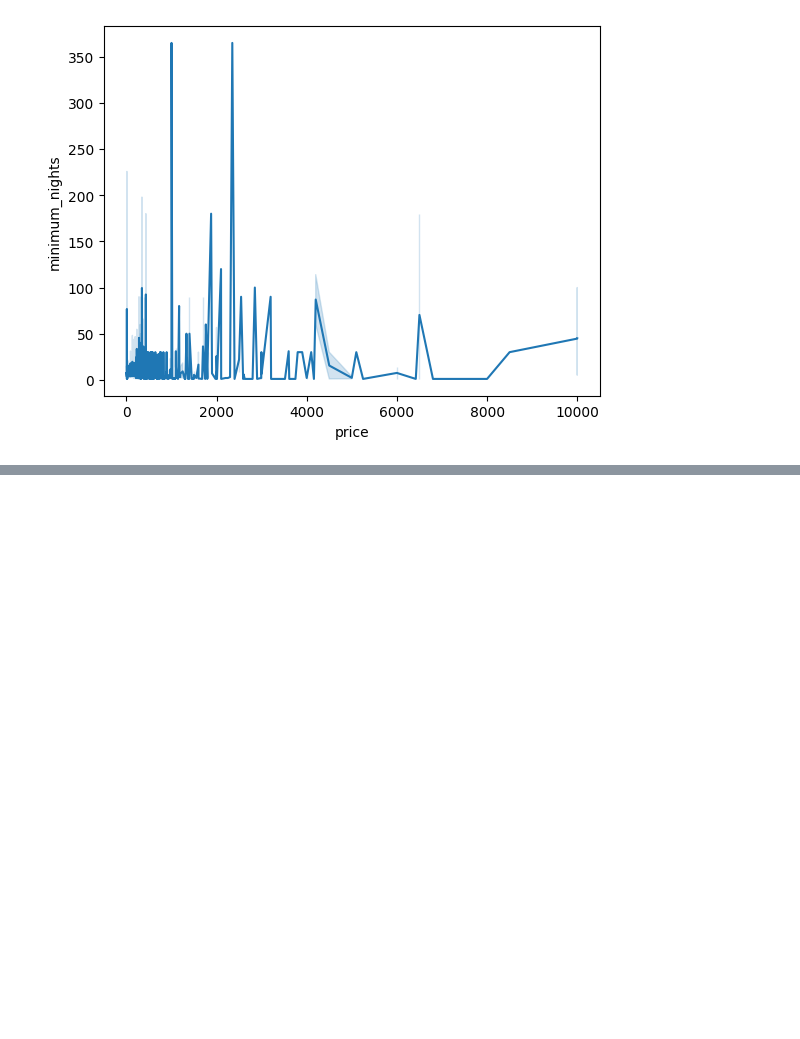
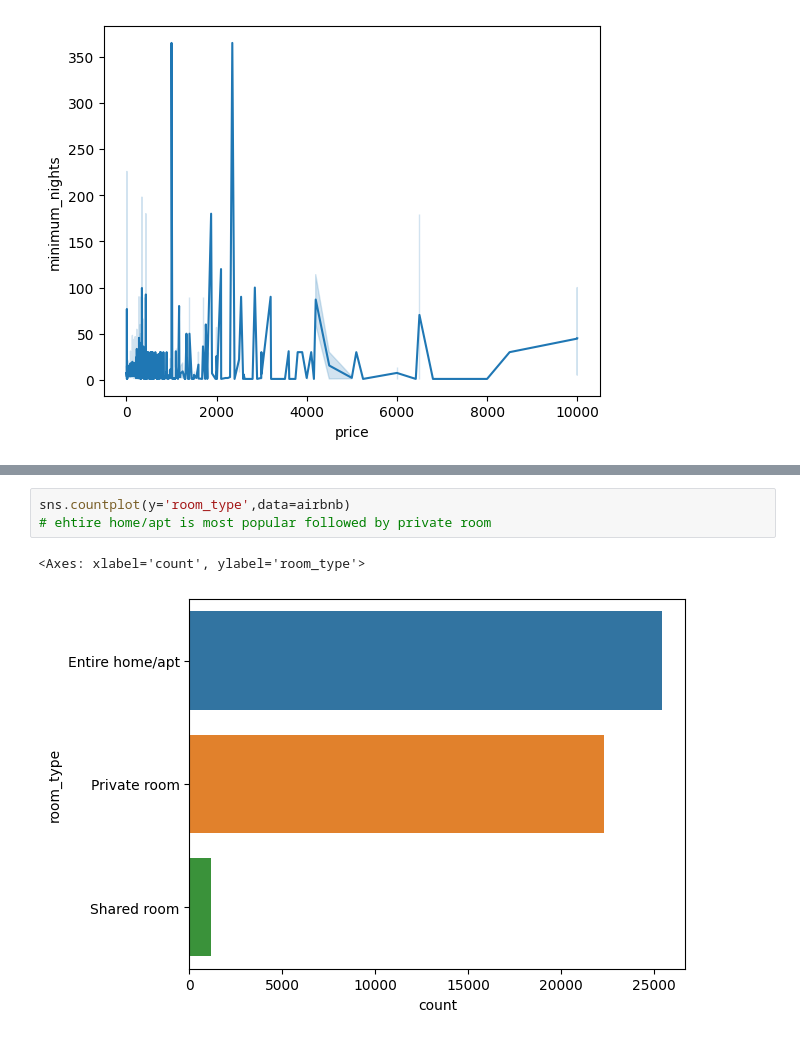
Before and after one commit to Shweta-singh-davv/python-data-science, a Jupyter notebook: Airbnb_Bookings_Analysis.ipynb, the cells around one changed output, grey strips where cells are left out. Drawn from its saved outputs; the diff is of its cells as text; blank space fills up the shorter version.

```diff
--- a/Airbnb_Bookings_Analysis.ipynb
+++ b/Airbnb_Bookings_Analysis.ipynb
@@ -270,0 +284,6 @@ sns.lineplot(x='price',y='minimum_nights',data=airbnb)
+# %%
+sns.countplot(y='room_type',data=airbnb)
+# ehtire home/apt is most popular followed by private room
+# %% [output]
+<Axes: xlabel='count', ylabel='room_type'>
+[figure, added]
```
Also changed, not shown: parts of 2 cells of this notebook.
